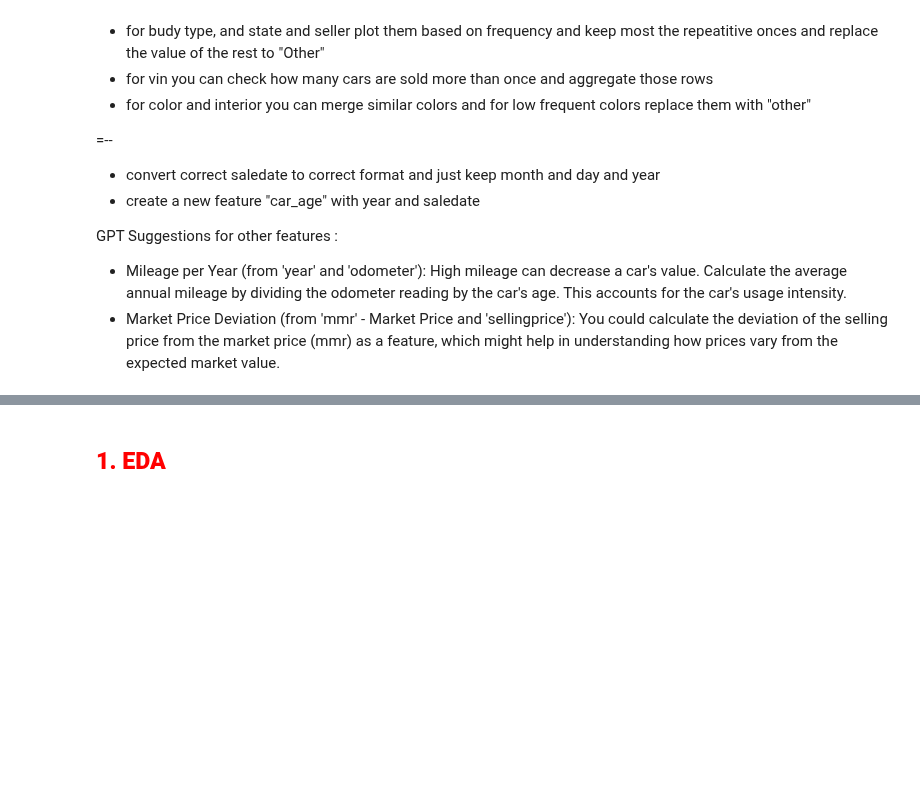
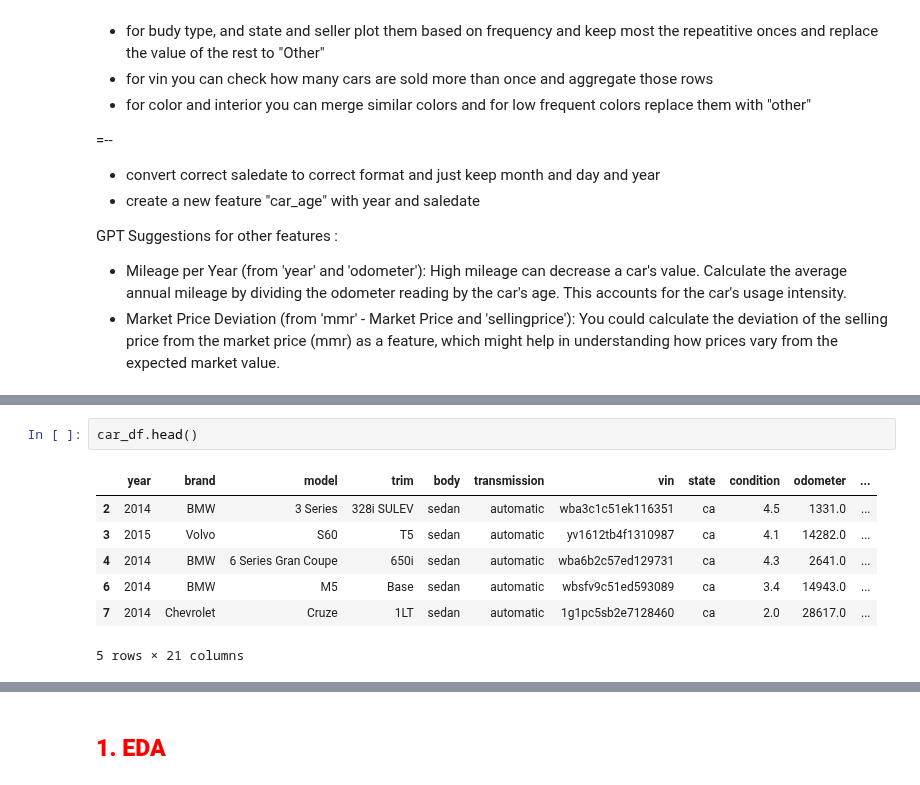
Before and after one commit to maxheijmans/AIM4B_Group1, a Jupyter notebook: UsedCarAuctionPrices/EDA_UsedCarAuctionPrices.ipynb, the cells around one changed output, grey strips where cells are left out. Saved outputs shown, nothing was run; the diff lists cells and outputs as text; blank space fills up the shorter version.

```diff
--- a/UsedCarAuctionPrices/EDA_UsedCarAuctionPrices.ipynb
+++ b/UsedCarAuctionPrices/EDA_UsedCarAuctionPrices.ipynb
@@ -544,0 +635,10 @@ GPT Suggestions for other features :
+# %%
+car_df.head()
+# %% [output]
+|  | year | brand | model | trim | body | transmission | vin | state | condition | odometer | ... |
+| 2 | 2014 | BMW | 3 Series | 328i SULEV | sedan | automatic | wba3c1c51ek116351 | ca | 4.5 | 1331.0 | ... |
+| 3 | 2015 | Volvo | S60 | T5 | sedan | automatic | yv1612tb4f1310987 | ca | 4.1 | 14282.0 | ... |
+| 4 | 2014 | BMW | 6 Series Gran Coupe | 650i | sedan | automatic | wba6b2c57ed129731 | ca | 4.3 | 2641.0 | ... |
+| 6 | 2014 | BMW | M5 | Base | sedan | automatic | wbsfv9c51ed593089 | ca | 3.4 | 14943.0 | ... |
+| 7 | 2014 | Chevrolet | Cruze | 1LT | sedan | automatic | 1g1pc5sb2e7128460 | ca | 2.0 | 28617.0 | ... |
+5 rows × 21 columns
```
Also changed, not shown: parts of 30 cells of this notebook.
